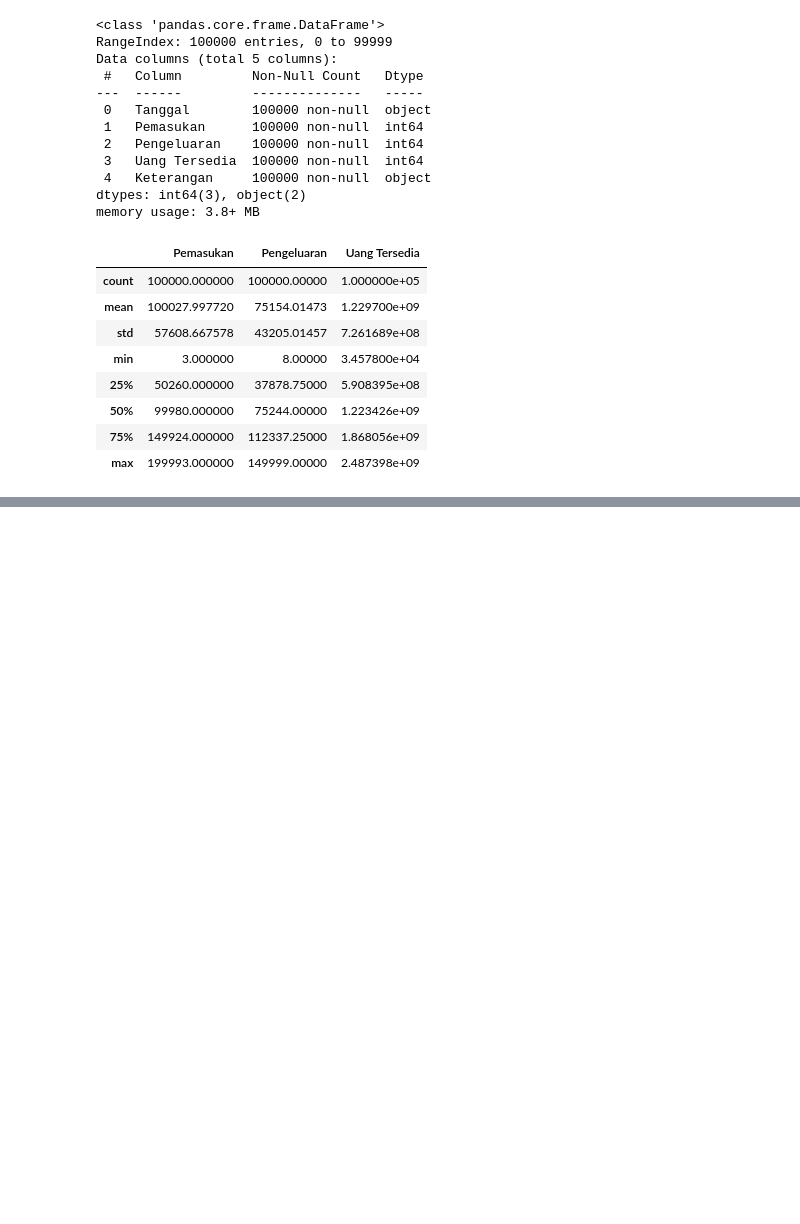
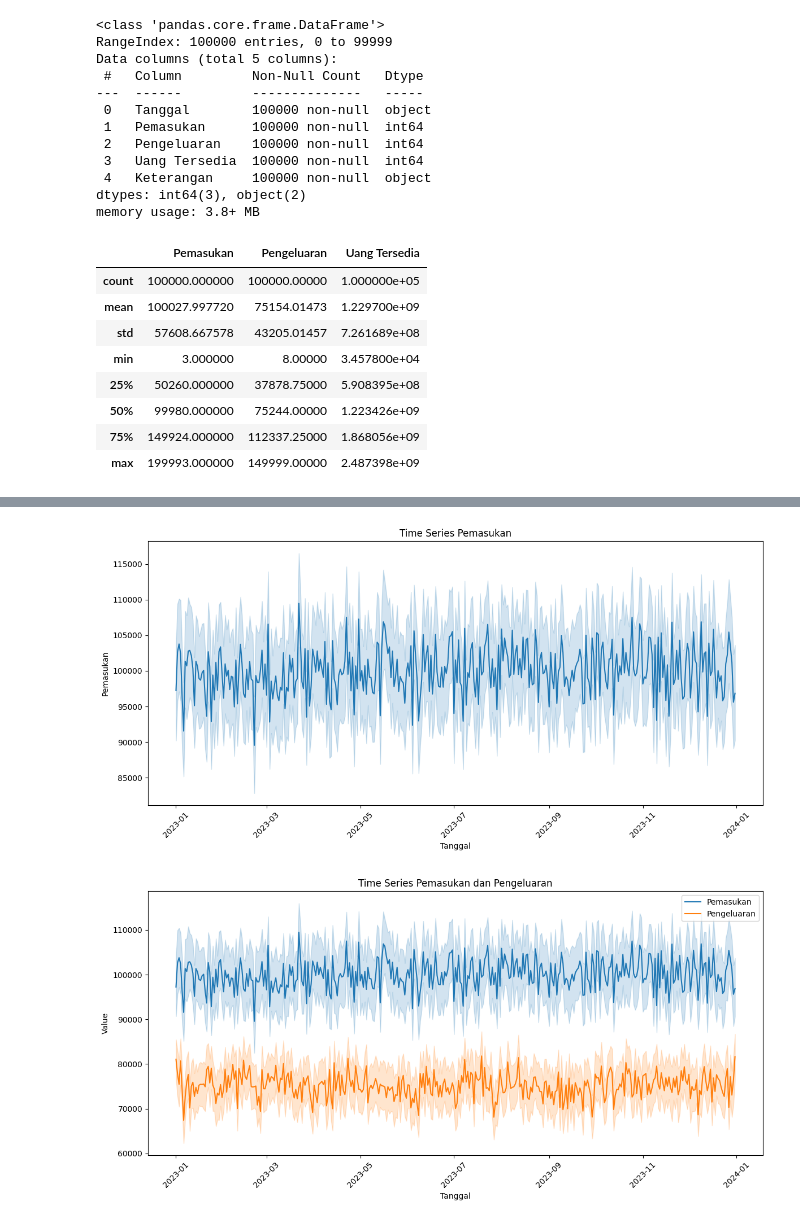
Before and after one commit to mmhdagungg/capstone-bangkit-2024, a Jupyter notebook: Build_Model_Bangkit_Academy.ipynb, the cells around one changed output, grey strips where cells are left out. Cells and saved outputs as stored; diff of their text form; code cells hidden in the pictures; blank space fills up the shorter version.

```diff
--- a/Build_Model_Bangkit_Academy.ipynb
+++ b/Build_Model_Bangkit_Academy.ipynb
@@ -70,0 +69,29 @@ plt.show()
+# %%
+# convert data tanggal ke datetime
+df['Tanggal'] = pd.to_datetime(df['Tanggal'])
+
+# Set 'Tanggal' sebagai index
+df = df.set_index('Tanggal')
+
+plt.figure(figsize=(12, 6))
+sns.lineplot(data=df, x=df.index, y='Pemasukan')
+plt.title('Time Series Pemasukan')
+plt.xlabel('Tanggal')
+plt.ylabel('Pemasukan')
+plt.xticks(rotation=45)
+plt.tight_layout()
+plt.show()
+
+plt.figure(figsize=(12, 6))
+sns.lineplot(data=df, x=df.index, y='Pemasukan', label='Pemasukan')
+sns.lineplot(data=df, x=df.index, y='Pengeluaran', label='Pengeluaran')
+plt.title('Time Series Pemasukan dan Pengeluaran')
+plt.xlabel('Tanggal')
+plt.ylabel('Value')
+plt.xticks(rotation=45)
+plt.legend()
+plt.tight_layout()
+plt.show()
+# %% [output]
+[figure, added]
+[figure, added]
```
Also changed, not shown: parts of 2 cells of this notebook.
